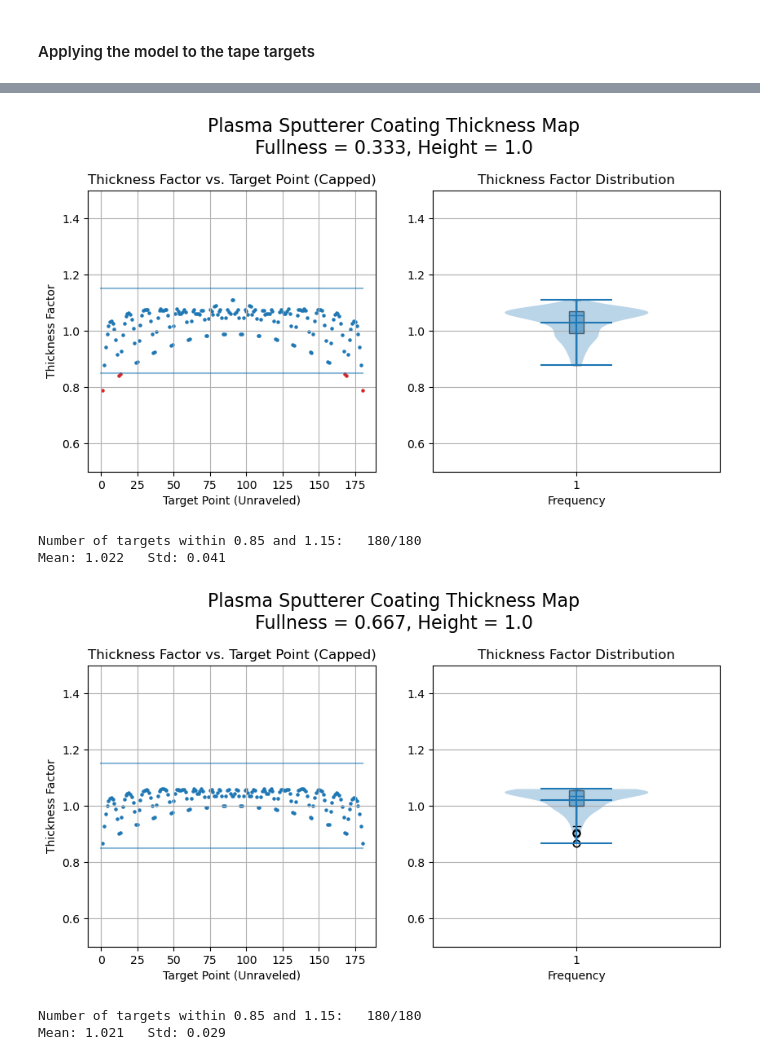
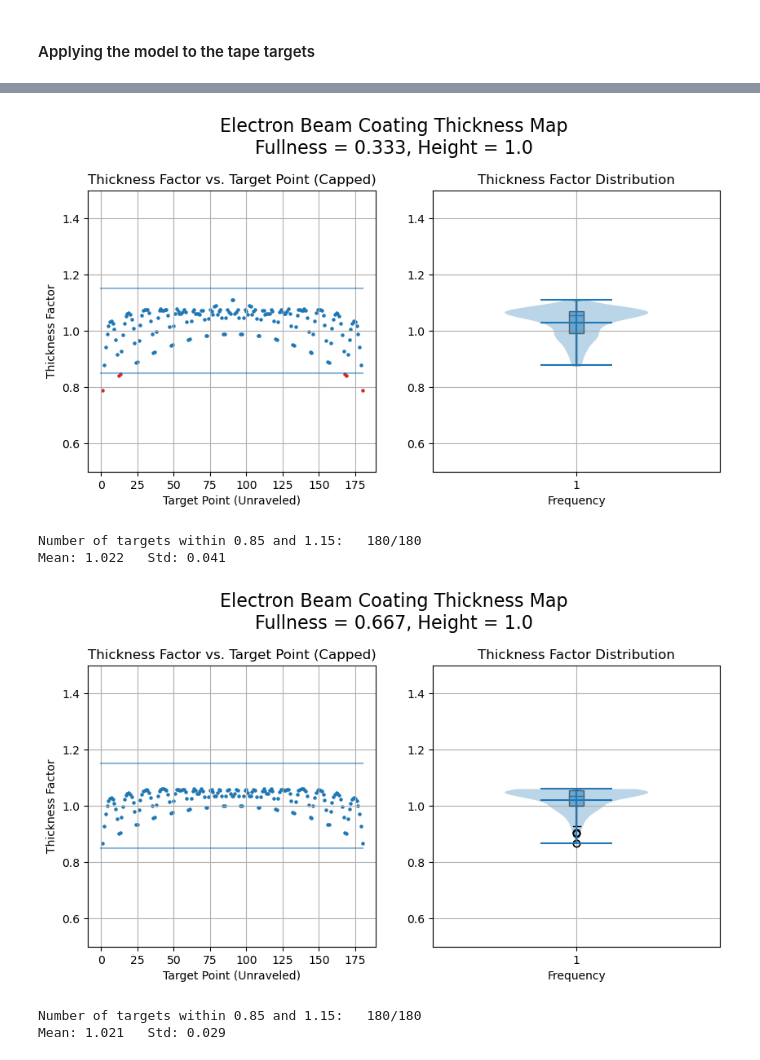
Before and after one commit to ryanlleung/CoatingAnalysis, a Jupyter notebook: ebeam_tt.ipynb, the cells around one changed output, grey strips where cells are left out. Saved outputs shown, nothing was run; the diff lists cells and outputs as text; code cells hidden in the pictures.

Commit message:
Updated graph titles

```diff
--- a/ebeam_tt.ipynb
+++ b/ebeam_tt.ipynb
@@ -324,7 +324,7 @@ ax2.set_xlabel('Frequency')
 ax2.set_title('Thickness Factor Distribution')
 ax2.grid()
 
-fig.suptitle(f'Plasma Sputterer Coating Thickness Map\nFullness = {full1}, Height = {height1}', fontsize=16)
+fig.suptitle(f'Electron Beam Coating Thickness Map\nFullness = {full1}, Height = {height1}', fontsize=16)
 fig.subplots_adjust(top=0.80)
 plt.show()
 
@@ -369,7 +369,7 @@ ax2.set_xlabel('Frequency')
 ax2.set_title('Thickness Factor Distribution')
 ax2.grid()
 
-fig.suptitle(f'Plasma Sputterer Coating Thickness Map\nFullness = {full2}, Height = {height2}', fontsize=16)
+fig.suptitle(f'Electron Beam Coating Thickness Map\nFullness = {full2}, Height = {height2}', fontsize=16)
 fig.subplots_adjust(top=0.80)
 plt.show()
 
@@ -414,7 +414,7 @@ ax2.set_xlabel('Frequency')
 ax2.set_title('Thickness Factor Distribution')
 ax2.grid()
 
-fig.suptitle(f'Plasma Sputterer Coating Thickness Map\nFullness = {full3}, Height = {height3}', fontsize=16)
+fig.suptitle(f'Electron Beam Coating Thickness Map\nFullness = {full3}, Height = {height3}', fontsize=16)
 fig.subplots_adjust(top=0.80)
 plt.show()
 # %% [output]
@@ -424,8 +424,8 @@ plt.show()
 Number of targets within 0.85 and 1.15:   174/180
 Mean: 1.031   Std: 0.053
-[figure, old version]
+[figure, new version]
 Number of targets within 0.85 and 1.15:   180/180
 Mean: 1.022   Std: 0.041
-[figure, old version]
+[figure, new version]
 Number of targets within 0.85 and 1.15:   180/180
 Mean: 1.021   Std: 0.029
```
Also changed, not shown: parts of 2 cells of this notebook.
